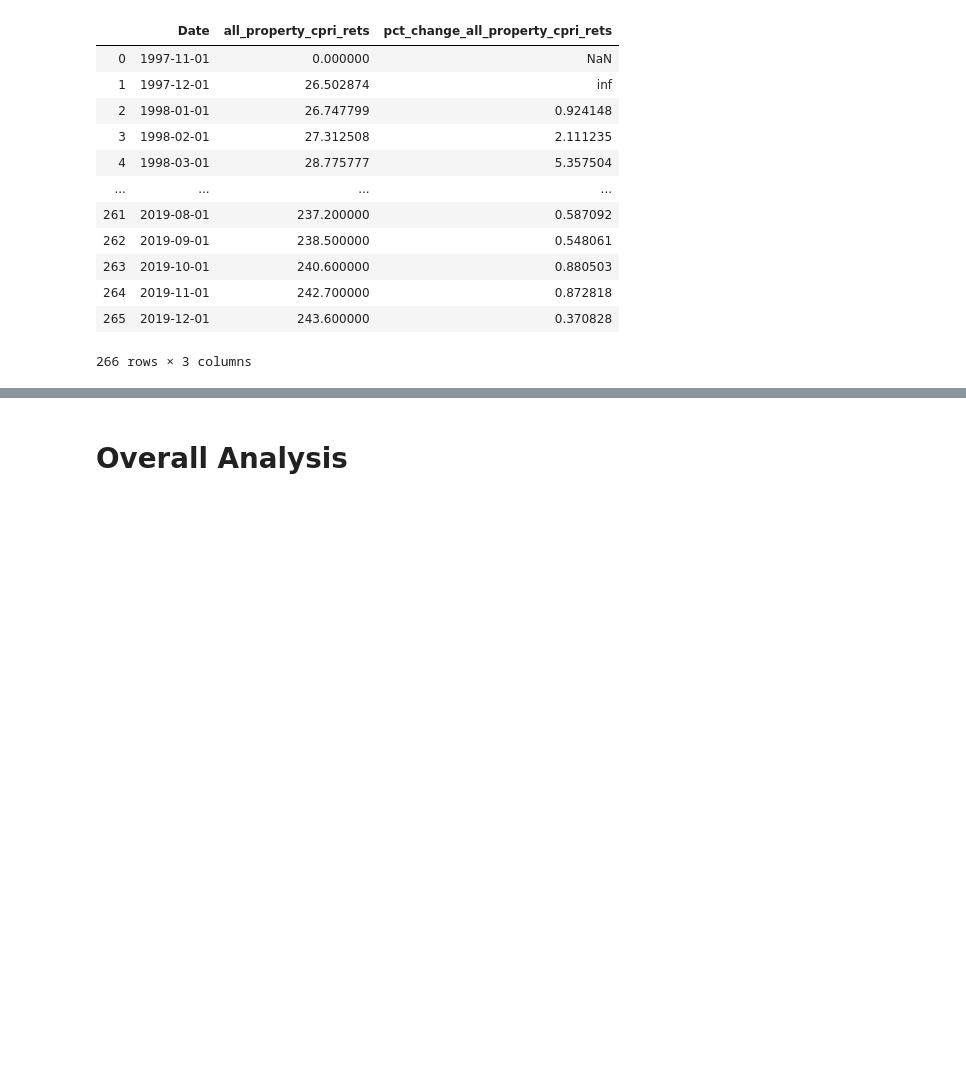
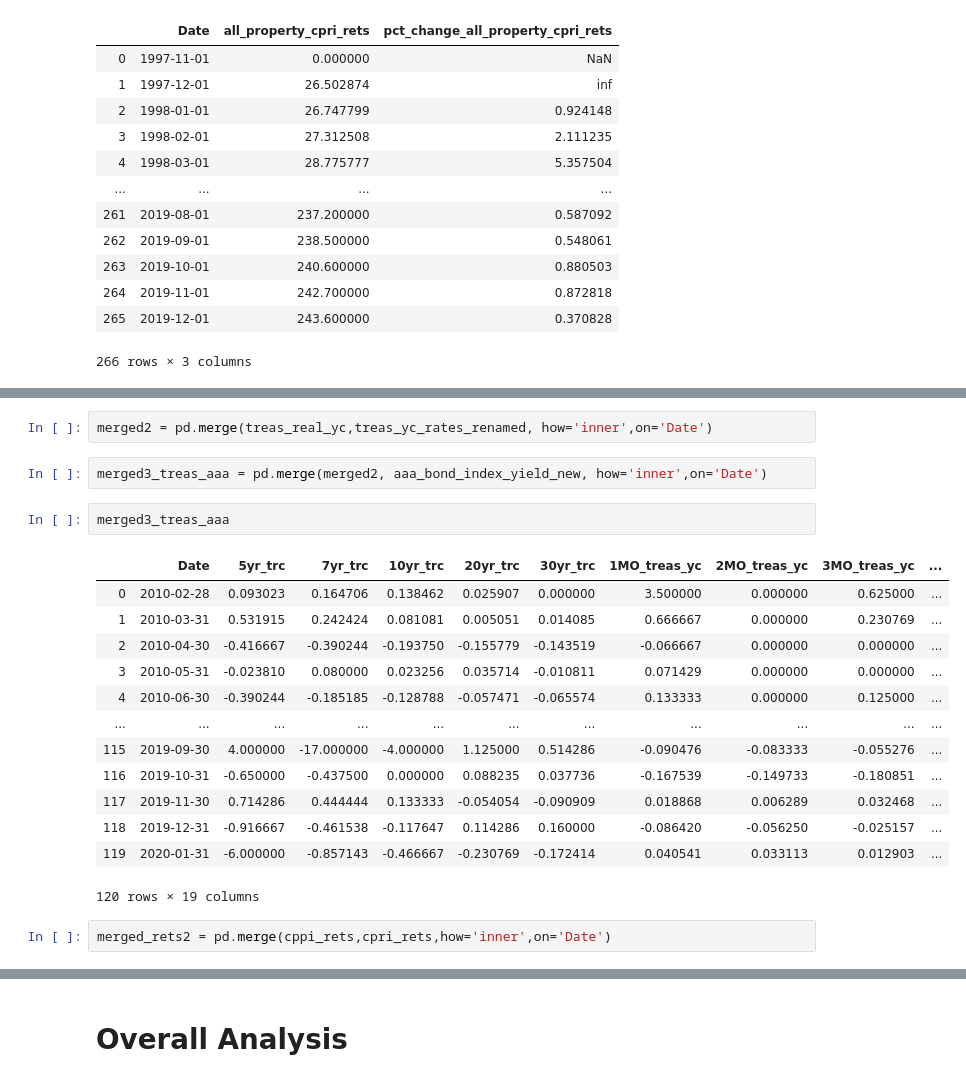
Before and after one commit to anitaguo49/Happiness-Prediction, a Jupyter notebook: Mod_4_RE_Int_AG.ipynb, the cells around one changed output, grey strips where cells are left out. Cells and saved outputs as stored; diff of their text form; blank space fills up the shorter version.

```diff
--- a/Mod_4_RE_Int_AG.ipynb
+++ b/Mod_4_RE_Int_AG.ipynb
@@ -678,0 +702,22 @@ cpri_rets
+# %%
+merged2 = pd.merge(treas_real_yc,treas_yc_rates_renamed, how='inner',on='Date')
+# %%
+merged3_treas_aaa = pd.merge(merged2, aaa_bond_index_yield_new, how='inner',on='Date')
+# %%
+merged3_treas_aaa
+# %% [output]
+|  | Date | 5yr_trc | 7yr_trc | 10yr_trc | 20yr_trc | 30yr_trc | 1MO_treas_yc | 2MO_treas_yc | 3MO_treas_yc | ... |
+| 0 | 2010-02-28 | 0.093023 | 0.164706 | 0.138462 | 0.025907 | 0.000000 | 3.500000 | 0.000000 | 0.625000 | ... |
+| 1 | 2010-03-31 | 0.531915 | 0.242424 | 0.081081 | 0.005051 | 0.014085 | 0.666667 | 0.000000 | 0.230769 | ... |
+| 2 | 2010-04-30 | -0.416667 | -0.390244 | -0.193750 | -0.155779 | -0.143519 | -0.066667 | 0.000000 | 0.000000 | ... |
+| 3 | 2010-05-31 | -0.023810 | 0.080000 | 0.023256 | 0.035714 | -0.010811 | 0.071429 | 0.000000 | 0.000000 | ... |
+| 4 | 2010-06-30 | -0.390244 | -0.185185 | -0.128788 | -0.057471 | -0.065574 | 0.133333 | 0.000000 | 0.125000 | ... |
+| ... | ... | ... | ... | ... | ... | ... | ... | ... | ... | ... |
+| 115 | 2019-09-30 | 4.000000 | -17.000000 | -4.000000 | 1.125000 | 0.514286 | -0.090476 | -0.083333 | -0.055276 | ... |
+| 116 | 2019-10-31 | -0.650000 | -0.437500 | 0.000000 | 0.088235 | 0.037736 | -0.167539 | -0.149733 | -0.180851 | ... |
+| 117 | 2019-11-30 | 0.714286 | 0.444444 | 0.133333 | -0.054054 | -0.090909 | 0.018868 | 0.006289 | 0.032468 | ... |
+| 118 | 2019-12-31 | -0.916667 | -0.461538 | -0.117647 | 0.114286 | 0.160000 | -0.086420 | -0.056250 | -0.025157 | ... |
+| 119 | 2020-01-31 | -6.000000 | -0.857143 | -0.466667 | -0.230769 | -0.172414 | 0.040541 | 0.033113 | 0.012903 | ... |
+120 rows × 19 columns
+# %%
+merged_rets2 = pd.merge(cppi_rets,cpri_rets,how='inner',on='Date')
```
Also changed, not shown: parts of 8 cells of this notebook.
